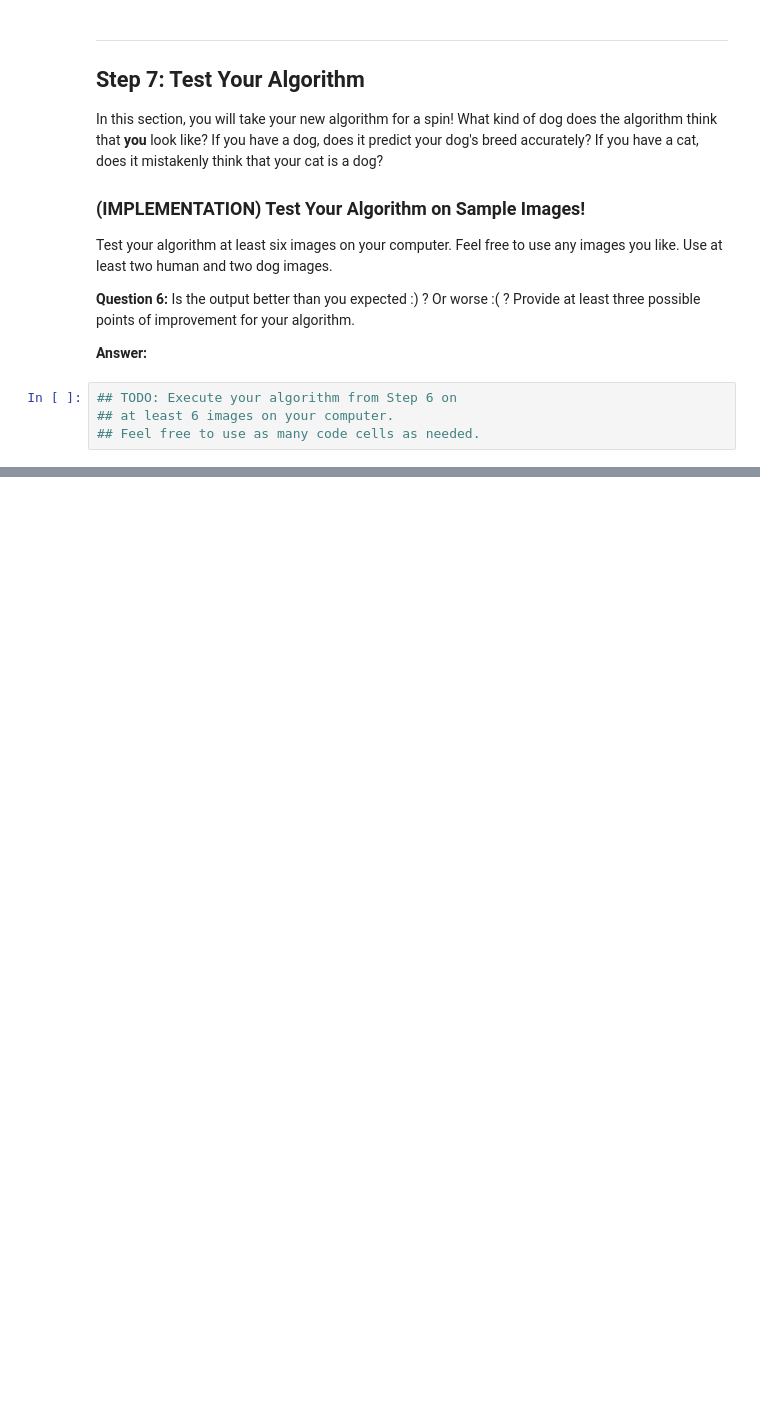
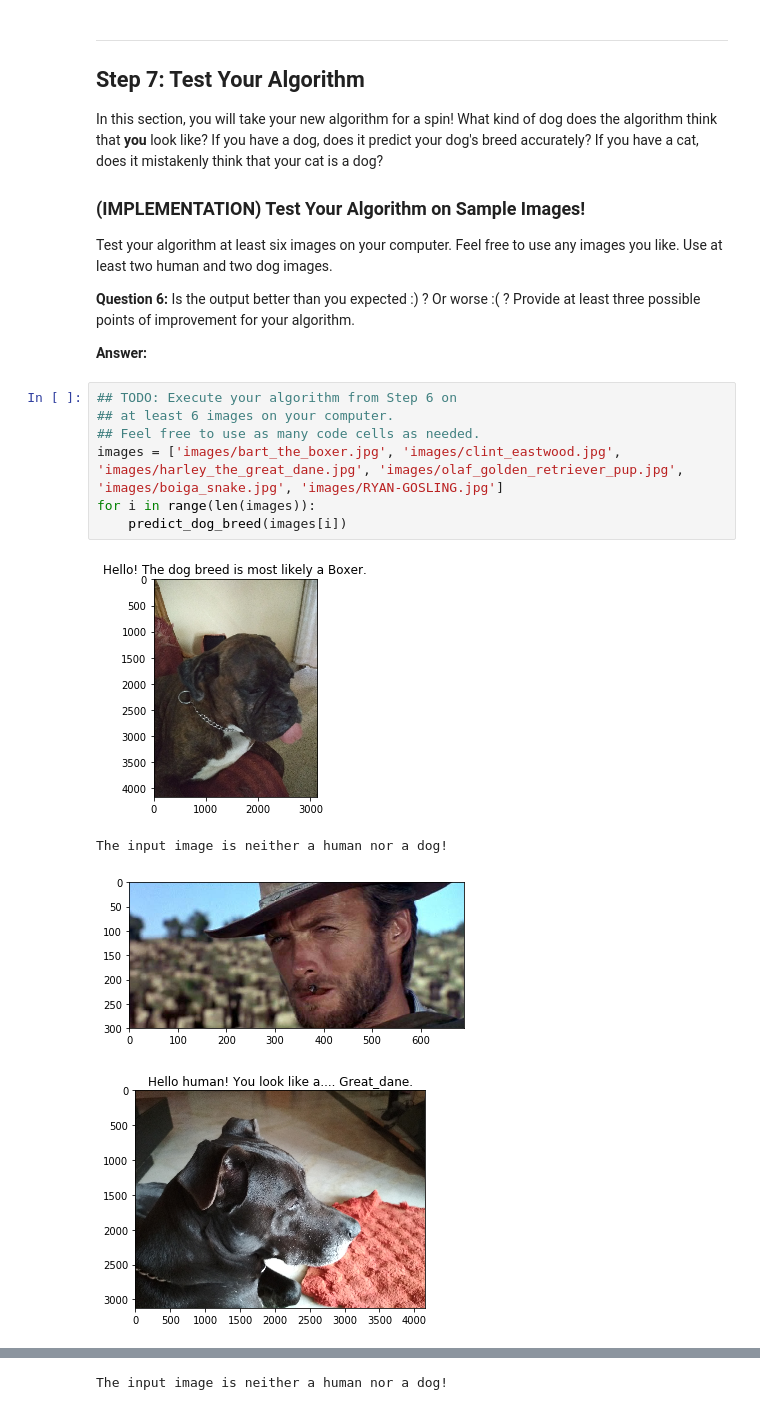
Before and after one commit to sapvan/deep-learning-udacity-dog-project, a Jupyter notebook: dog_app.ipynb, the cells around one changed output, grey strips where cells are left out. Cells and saved outputs as stored; diff of their text form; blank space fills up the shorter version.

```diff
--- a/dog_app.ipynb
+++ b/dog_app.ipynb
@@ -821,4 +821,12 @@ __Answer:__
 # %%
 ## TODO: Execute your algorithm from Step 6 on
 ## at least 6 images on your computer.
 ## Feel free to use as many code cells as needed.
+images = ['images/bart_the_boxer.jpg', 'images/clint_eastwood.jpg', 'images/harley_the_great_dane.jpg', 'images/olaf_golden_retriever_pup.jpg', 'images/boiga_snake.jpg', 'images/RYAN-GOSLING.jpg']
+for i in range(len(images)):
+    predict_dog_breed(images[i])
+# %% [output]
+[figure, added]
+The input image is neither a human nor a dog!
+[figure, added]
+[figure, added]
@@ -824,0 +834 @@ __Answer:__
+The input image is neither a human nor a dog!
```
Also changed, not shown: parts of 6 cells of this notebook, 1 other file.
